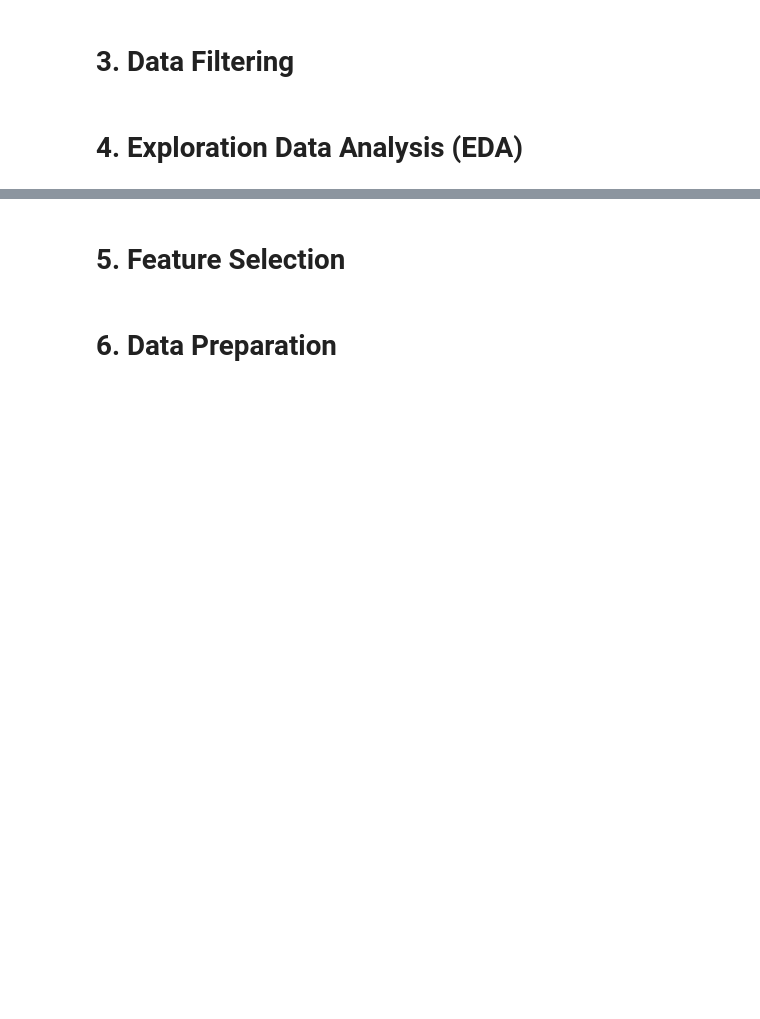
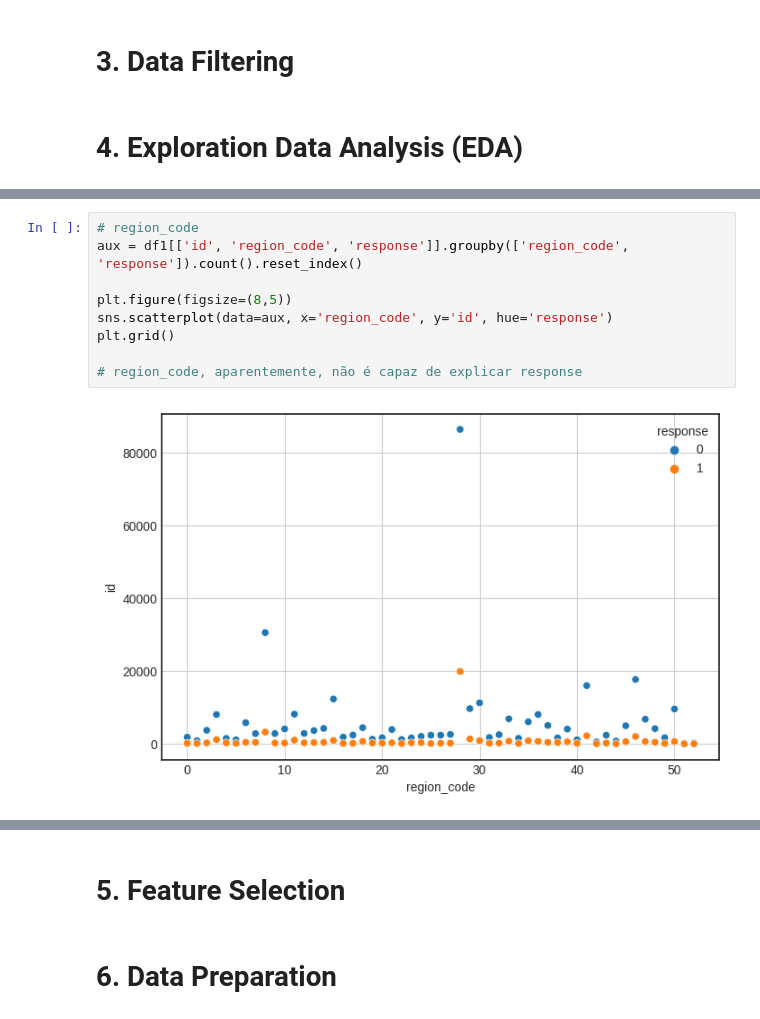
Before and after one commit to ezequielpf/health_insurance_cross_sell, a Jupyter notebook: notebooks/1.0.epf_health_insurance_cross_sell.ipynb, the cells around one changed output, grey strips where cells are left out. Saved outputs shown, nothing was run; the diff lists cells and outputs as text; blank space fills up the shorter version.

```diff
--- a/notebooks/1.0.epf_health_insurance_cross_sell.ipynb
+++ b/notebooks/1.0.epf_health_insurance_cross_sell.ipynb
@@ -129,0 +207,11 @@ df_describe
+# %%
+# region_code
+aux = df1[['id', 'region_code', 'response']].groupby(['region_code', 'response']).count().reset_index()
+
+plt.figure(figsize=(8,5))
+sns.scatterplot(data=aux, x='region_code', y='id', hue='response')
+plt.grid()
+
+# region_code, aparentemente, não é capaz de explicar response
+# %% [output]
+[figure, added]
```
Also changed, not shown: parts of 21 cells of this notebook.
